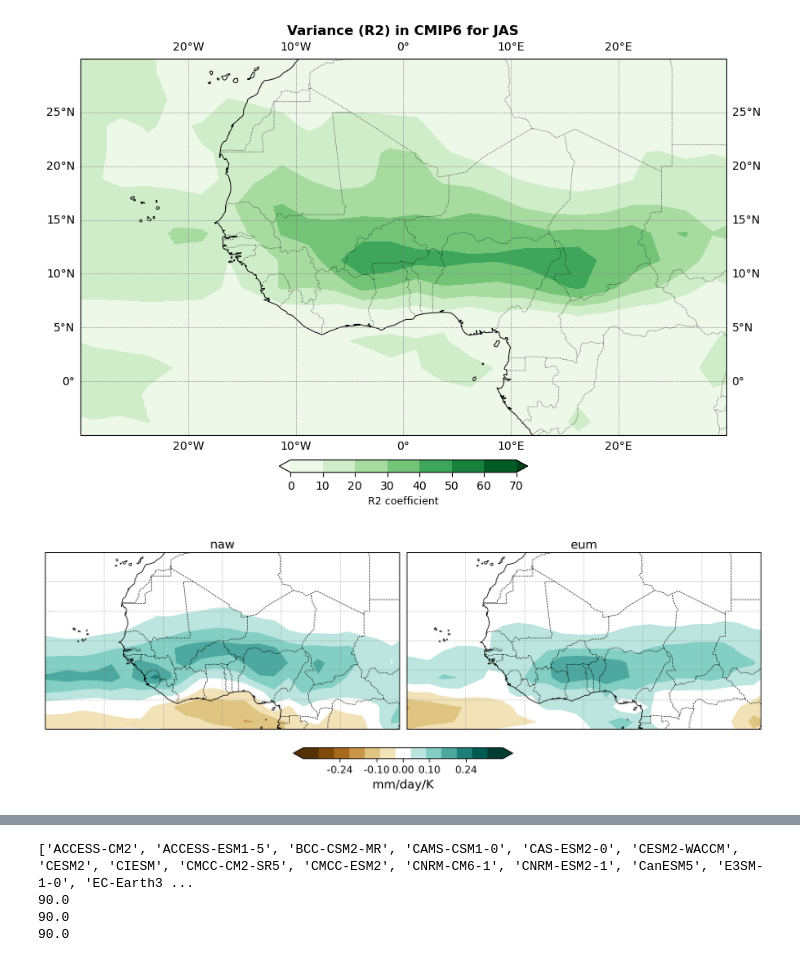
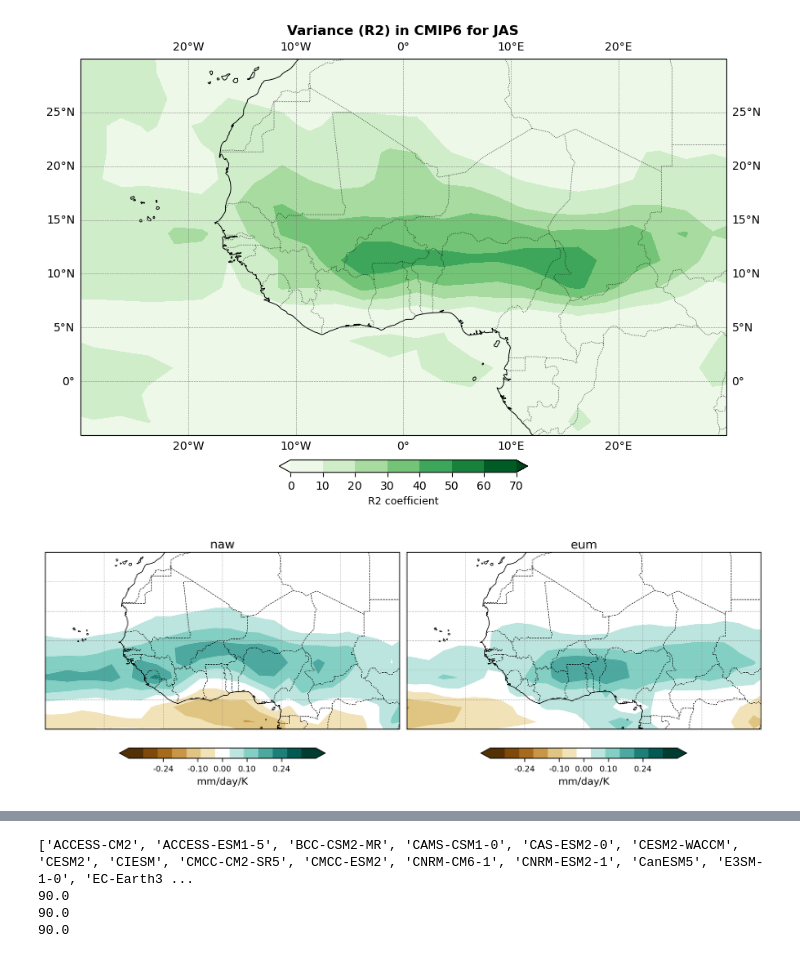
Before and after one commit to LIM-Climate-Causality/storypy, a Jupyter notebook: notebooks/sp_monerie_2023.ipynb, the cells around one changed output, grey strips where cells are left out. Saved outputs shown, nothing was run; the diff lists cells and outputs as text; code cells hidden in the pictures.

```diff
--- a/notebooks/sp_monerie_2023.ipynb
+++ b/notebooks/sp_monerie_2023.ipynb
@@ -415,36 +415,34 @@ plt.show()
 # %% [output]
 [figure]
 # %%
-# from storypy.data import read_pr_regression_coefficients
 from storypy.evaluate.plot import regression_coefficient, create_multi_panel_figure
 import numpy as np
 
-user_config = dict(
+main_config = dict(
         work_dir='/climca/people/storylinetool/test_user/storypy_usage/work/monerie',
         plot_dir='/climca/people/ralawode/esmvaltool_output/monerie_etal_2023_20260427_120336/plots',
         box=([-30, 30, 0, 30]),
     )
 
 target = 'pr'
 drivers = ['naw', 'eum']
-storyline_coefficient = 1.26
 
-coefficients, titles = regression_coefficient(user_config, target, drivers, storyline_coefficient)
+coefficients, titles = regression_coefficient(main_config, target, drivers)
 
-extent = [user_config["box"]] * 2
+extent = [main_config["box"]] * 2
 cmaps = ['BrBG'] * 2
 
 create_multi_panel_figure(
     coefficients,
     extent,
     cmaps,
     titles,
     colorbar_label="mm/day/K",
-    shared_colorbar=True,
+    shared_colorbar=False,
     fixed_range=0.35,
     tick_levels=[-0.24, -0.1, 0.0,
                   0.1, 0.24],
 )
 # %% [output]
-[figure, old version]
+[figure, new version]
 # %%
```
Also changed, not shown: parts of 10 cells of this notebook, 10 other files.
